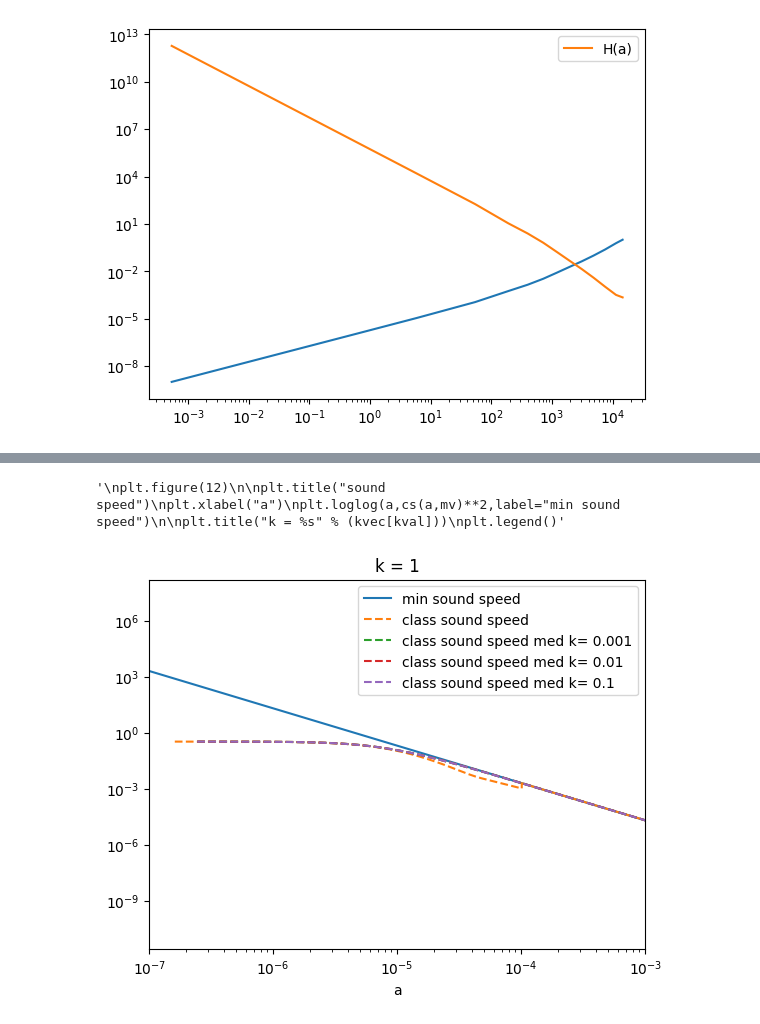
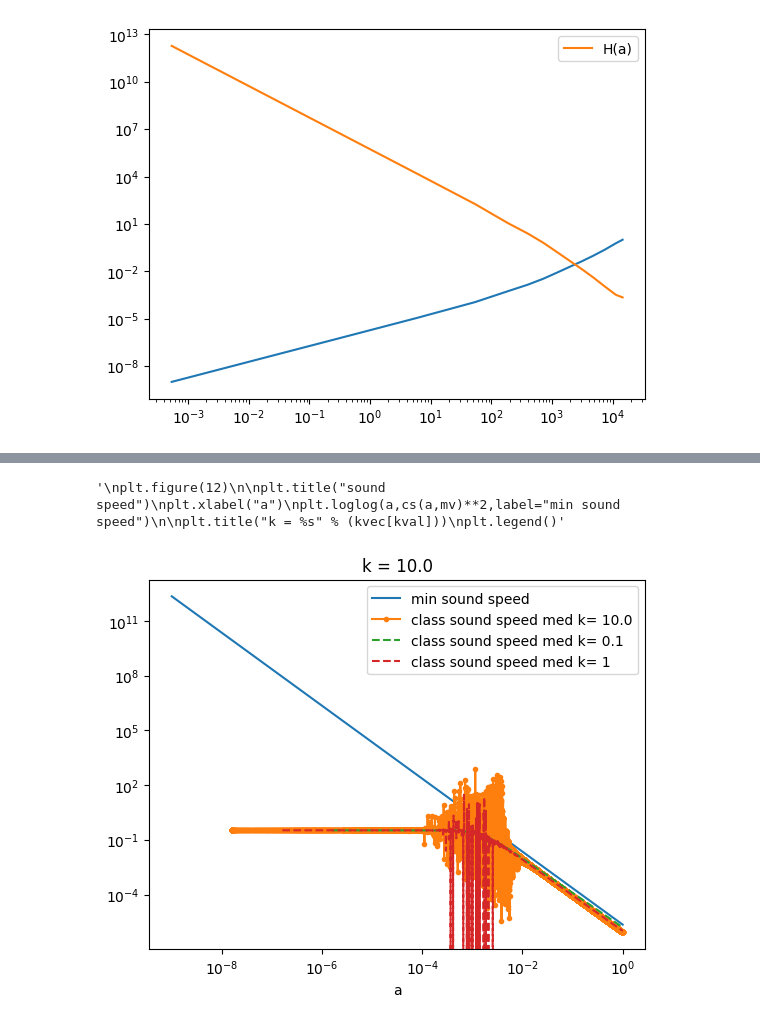
Before and after one commit to eriksteenberg/Power-spectrum-Test, a Jupyter notebook: cdm_cs_simulering.ipynb, the cells around one changed output, grey strips where cells are left out. Saved outputs shown, nothing was run; the diff lists cells and outputs as text; code cells hidden in the pictures.

```diff
--- a/cdm_cs_simulering.ipynb
+++ b/cdm_cs_simulering.ipynb
@@ -8,18 +8,20 @@ import scipy.integrate as sc
 import scipy.interpolate
 # %%
 kvec = np.logspace(1e-3,1e1,20)#
-kvec = [1e-3,1e-2,1e-1,1,1e1]
+kvec = [1e-1,1,1e1]
 print(kvec)
 Omega_M = 0.3
 Omega_R = 7e-5
 Omega_lambda = 1 - Omega_M - Omega_R
 
-mv_test = 1e2
+mv_test = 0.3#1e2
 
 H0 = 67 / (3*1e5) # i 1/Mpc
 cosmo_dict ={'H0':70,  'Omega_cdm':0.3, 'k_output_values':str(kvec).strip('[]'), "N_ncdm":1,
              "m_ncdm":mv_test # massen er givet i eV s' jeg min egen test m_v skal være en faktor  1e-6 mindre
-           ,'output':'tCl, lCl, dTk, vTk, pCl', 'lensing':'yes',}
+           ,'output':'tCl, lCl, dTk, vTk, pCl', 'lensing':'yes',
+            "ncdm_fluid_approximation":3
+            }
 
 cosmo = Class()
 cosmo.set(cosmo_dict)
@@ -267,32 +269,30 @@ plt.legend()
 # %%
 
 plt.title("sound speed")
 plt.xlabel("a")
-kval = 3
+kval = 2
 plt.loglog(a,cs(a,mv)**2,label="min sound speed")
-plt.loglog(pts[kval]["a"],pts[kval]["cs2_ncdm[0]"],"--",label="class sound speed")
+plt.loglog(pts[kval]["a"],np.abs(pts[kval]["cs2_ncdm[0]"]),".-",label="class sound speed med k= %s" %(kvec[kval]))
 plt.title("k = %s" % (kvec[kval]))
 
 kval = 0
 plt.loglog(pts[kval]["a"],pts[kval]["cs2_ncdm[0]"],"--",label="class sound speed med k= %s" %(kvec[kval]))
 kval = 1
 plt.loglog(pts[kval]["a"],pts[kval]["cs2_ncdm[0]"],"--",label="class sound speed med k= %s" %(kvec[kval]))
-kval = 2
-plt.loglog(pts[kval]["a"],pts[kval]["cs2_ncdm[0]"],"--",label="class sound speed med k= %s" %(kvec[kval]))
 plt.legend()
-plt.xlim([1e-7,1e-3])
+#plt.xlim([1e-7,1e-3])
 """
 plt.figure(12)
 
 plt.title("sound speed")
 plt.xlabel("a")
 plt.loglog(a,cs(a,mv)**2,label="min sound speed")
 
 plt.title("k = %s" % (kvec[kval]))
 plt.legend()"""
 # %% [output]
 '\nplt.figure(12)\n\nplt.title("sound speed")\nplt.xlabel("a")\nplt.loglog(a,cs(a,mv)**2,label="min sound speed")\n\nplt.title("k = %s" % (kvec[kval]))\nplt.legend()'
-[figure, old version]
+[figure, new version]
 # %%
 plt.loglog(pts[k_val]["a"],np.abs(pts[k_val]["delta_ncdm[0]"]/np.abs(pts[k_val]["delta_ncdm[0]"])[-1]),label="class_ncdm")
 # %% [output]
```
Also changed, not shown: parts of 11 cells of this notebook.
